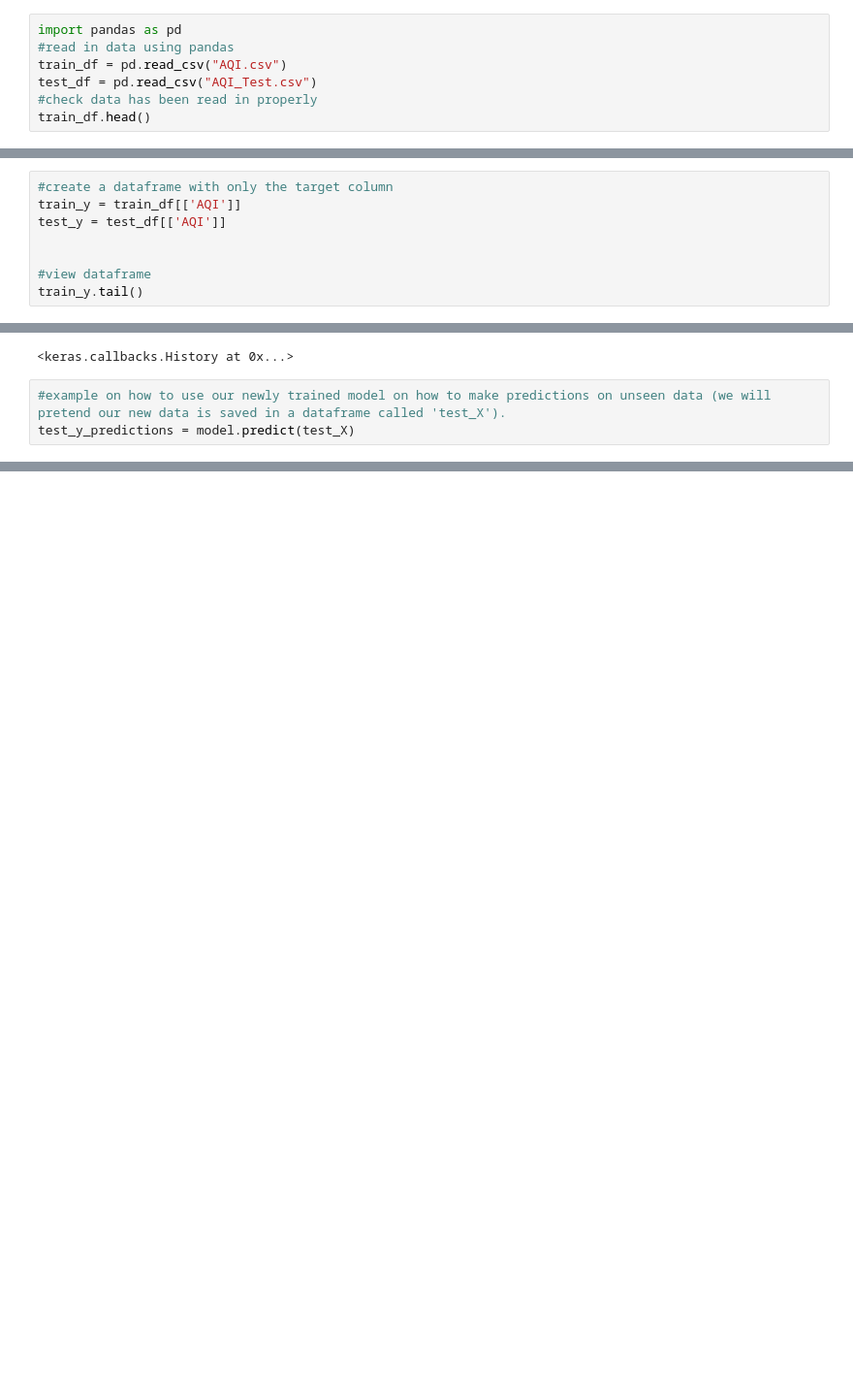
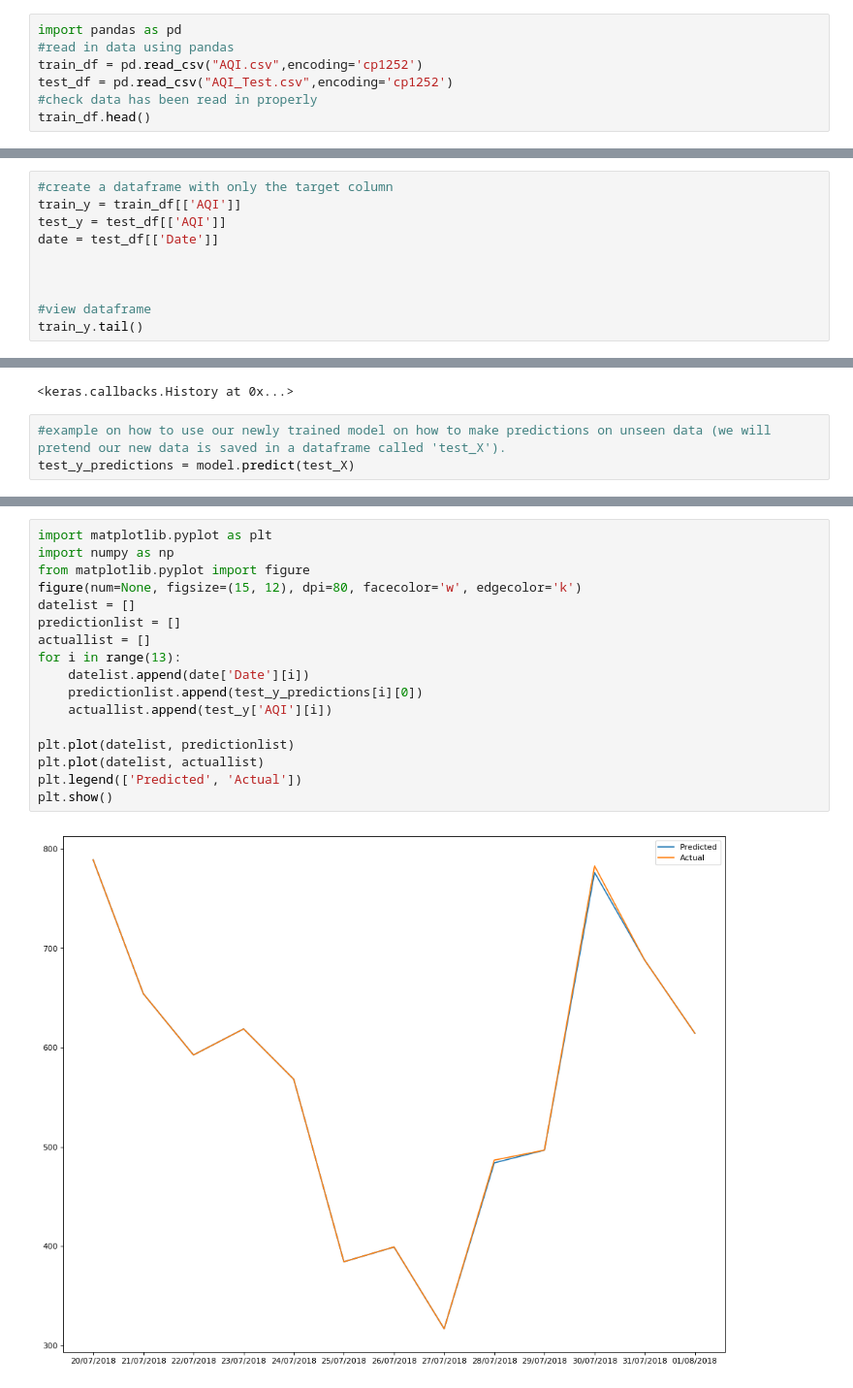
Before and after one commit to shivam-kapila/Keras_Configuration, a Jupyter notebook: Prediction_New/Prediction.ipynb, the cells around one changed output, grey strips where cells are left out. Shown at 97% size. Cells and saved outputs as stored; diff of their text form; blank space fills up the shorter version.

Commit message:
Graph plotted

```diff
--- a/Prediction_New/Prediction.ipynb
+++ b/Prediction_New/Prediction.ipynb
@@ -1,8 +1,8 @@
 # %%
 import pandas as pd
 #read in data using pandas
-train_df = pd.read_csv("AQI.csv")
-test_df = pd.read_csv("AQI_Test.csv")
+train_df = pd.read_csv("AQI.csv",encoding='cp1252')
+test_df = pd.read_csv("AQI_Test.csv",encoding='cp1252')
 #check data has been read in properly
 train_df.head()
 # %% [output]
@@ -33,6 +33,8 @@ test_X.head()
 #create a dataframe with only the target column
 train_y = train_df[['AQI']]
 test_y = test_df[['AQI']]
+date = test_df[['Date']]
+
 
 
 #view dataframe
@@ -115,3 +117,22 @@ print(l)
+# %%
+import matplotlib.pyplot as plt
+import numpy as np
+from matplotlib.pyplot import figure
+figure(num=None, figsize=(15, 12), dpi=80, facecolor='w', edgecolor='k')
+datelist = []
+predictionlist = []
+actuallist = []
+for i in range(13):
+    datelist.append(date['Date'][i])
+    predictionlist.append(test_y_predictions[i][0])
+    actuallist.append(test_y['AQI'][i])
+
+plt.plot(datelist, predictionlist)
+plt.plot(datelist, actuallist)
+plt.legend(['Predicted', 'Actual'])
+plt.show()
+# %% [output]
+[figure, added]
 # %%
 #training a new model on the same data to show the effect of increasing model capacity
 
```
Also changed, not shown: parts of 8 cells of this notebook, 1 other file.
